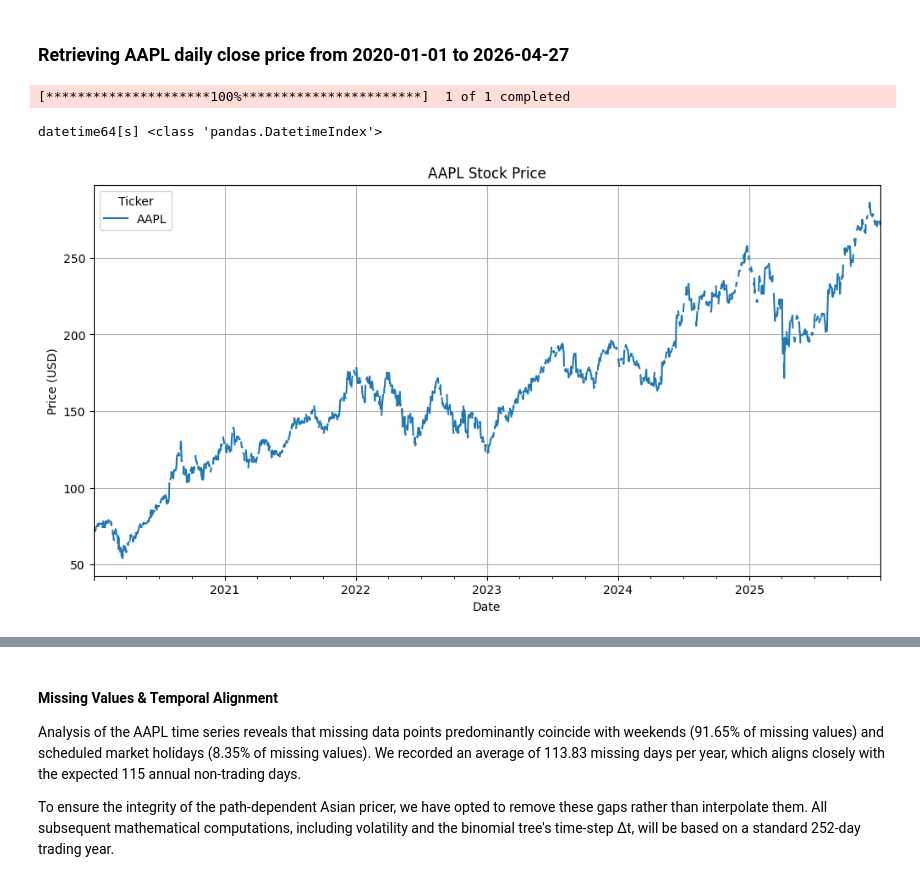
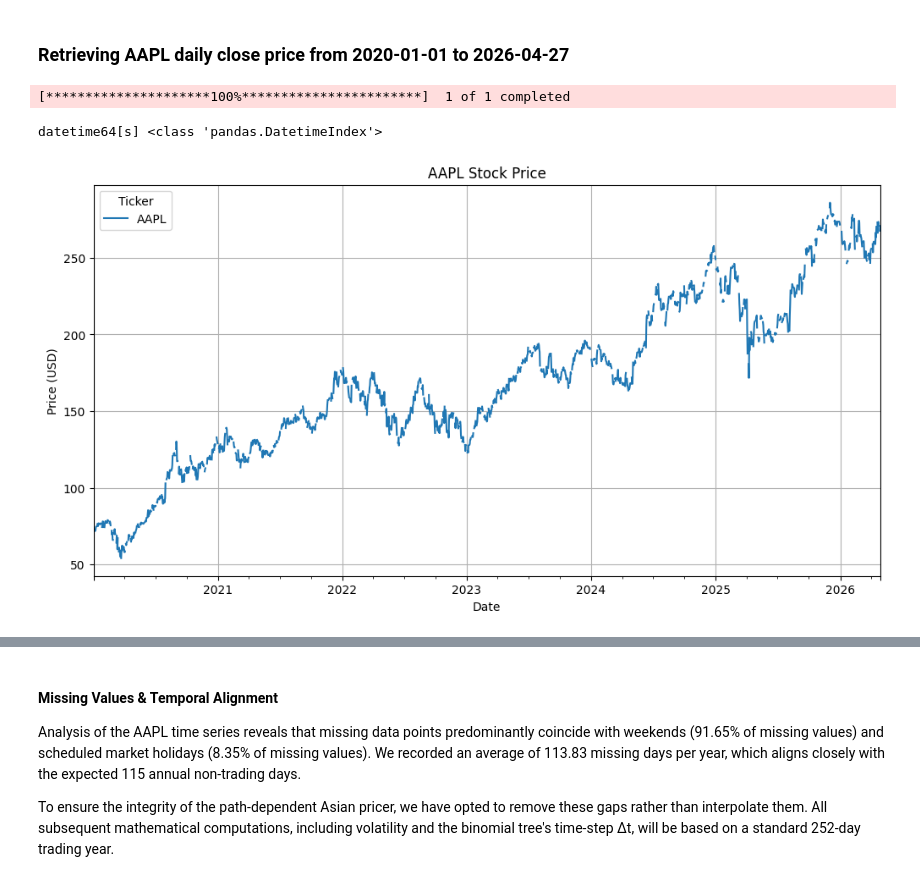
Before and after one commit to Teva-Janura/Stochastic_methods_in_Finance, a Jupyter notebook: main_code_V0.ipynb, the cells around one changed output, grey strips where cells are left out. Saved outputs shown, nothing was run; the diff lists cells and outputs as text; code cells hidden in the pictures.

```diff
--- a/main_code_V0.ipynb
+++ b/main_code_V0.ipynb
@@ -9,20 +11,20 @@ import pandas_market_calendars as mcal
 # %% [markdown]
 ### Retrieving AAPL daily close price from 2020-01-01 to 2026-04-27
 # %%
-aapl_prices= yf.download("AAPL", start="2020-01-01", end="2026-01-01", auto_adjust=True)['Close'] #automatically adjust for splits and dividends
+aapl_prices= yf.download("AAPL", start="2020-01-01", end="2026-04-29", auto_adjust=True)['Close'] #automatically adjust for splits and dividends
 aapl_prices = aapl_prices.reindex(pd.date_range(aapl_prices.index.min(), aapl_prices.index.max()))
 print(aapl_prices.index.dtype, type(aapl_prices.index))
 
 #displaying the dataframe
 aapl_prices.plot(title="AAPL Stock Price", figsize=(12, 6))
 plt.xlabel("Date")
 plt.ylabel("Price (USD)")
 plt.grid()
 plt.show()
 # %% [output]
 [*********************100%***********************]  1 of 1 completed
 datetime64[s] <class 'pandas.DatetimeIndex'>
-[figure, old version]
+[figure, new version]
 # %%
 #displaying and describing the dataframe
 display(aapl_prices)
```
Also changed, not shown: parts of 11 cells of this notebook, 1 other file.
